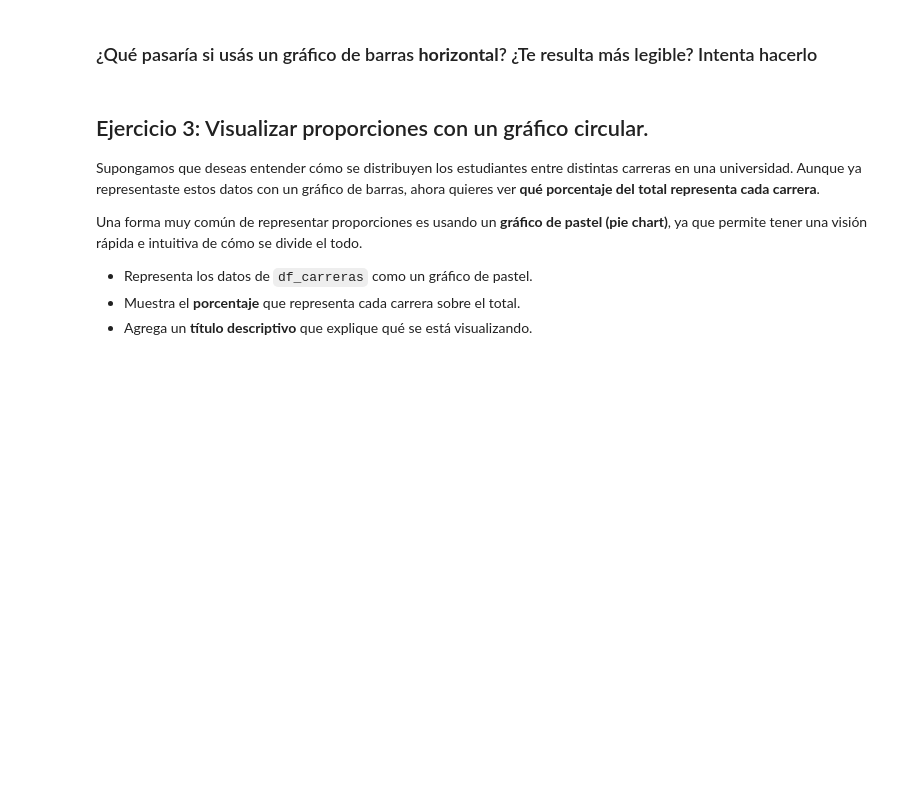
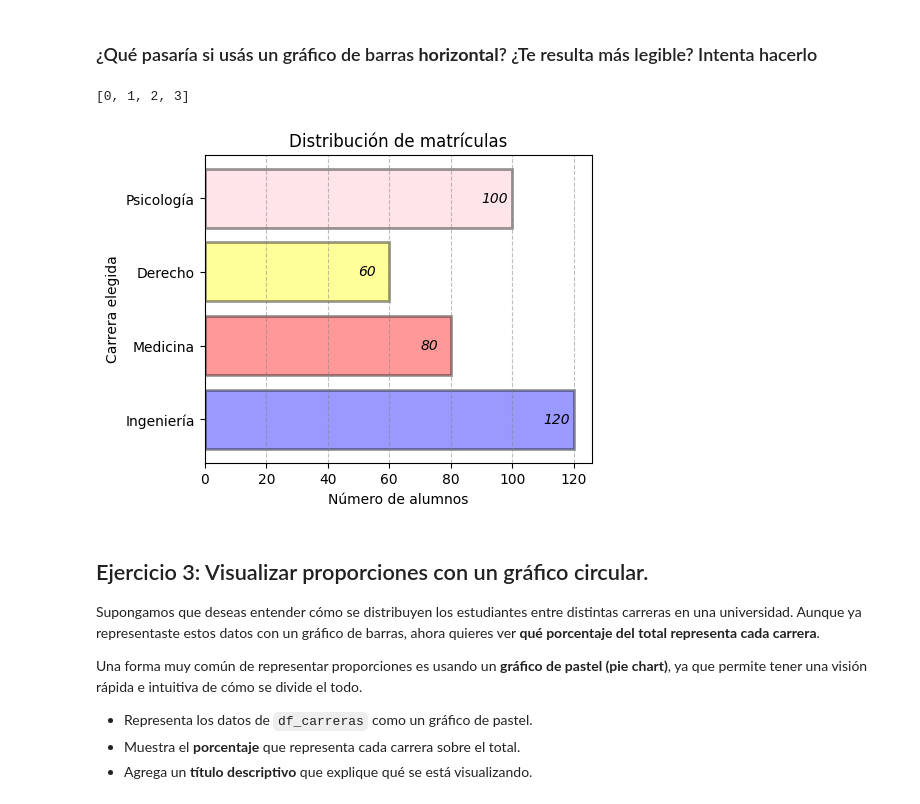
Before and after one commit to cbadil12/visualization-exercises-with-matplot-and-seaborn, a Jupyter notebook: notebook/problems.es.ipynb, the cells around one changed output. Drawn from its saved outputs; the diff is of its cells as text; code cells hidden in the pictures; blank space fills up the shorter version.

```diff
--- a/notebook/problems.es.ipynb
+++ b/notebook/problems.es.ipynb
@@ -95,3 +124,23 @@ df_carreras
+# %%
+# 0) Definir la coord y de cada barra
+y_pos=[i for i in range(len(df_carreras["Carrera"]))]
+print(y_pos)
+# 1) Plotear la función
+plt.figure(figsize = (5, 4))
+plt.barh(y_pos,df_carreras["Estudiantes"], tick_label =df_carreras["Carrera"],color=["blue","red","yellow","pink"],edgecolor="black",linewidth=2,alpha=0.4,align='center',height =0.8)
+# 2) Añadir títulos de ejes y al gráfico
+plt.ylabel("Carrera elegida")
+plt.xlabel("Número de alumnos")
+plt.title("Distribución de matrículas")
+# 3) Añadir líneas verticales
+plt.grid(alpha=0.5, color="grey", linestyle='--', axis="x")
+# 4) Añadir valores dentro de las barras
+for i in range(len(df_carreras["Carrera"])):
+    plt.text(df_carreras["Estudiantes"][i]-10, y_pos[i], df_carreras["Estudiantes"][i], size="medium", va="center",style="italic")
+plt.show()# tu código
+# %% [output]
+[0, 1, 2, 3]
+[figure, added]
 # %% [markdown]
 ## Ejercicio 3: Visualizar proporciones con un gráfico circular.
 
```
Also changed, not shown: parts of 6 cells of this notebook.
